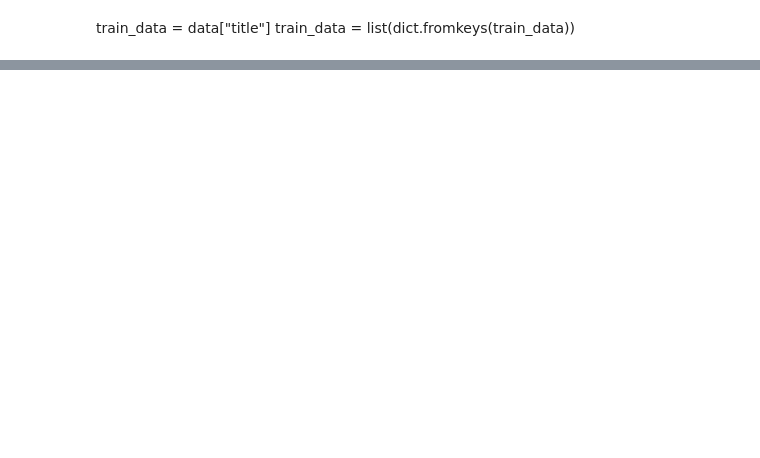
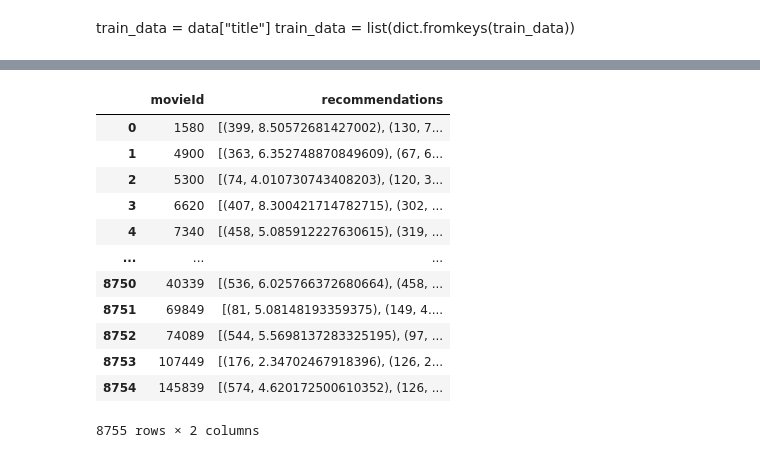
Before and after one commit to mohammad-khamlan/Movie-Recommendation-System, a Jupyter notebook: Model.ipynb, the cells around one changed output, grey strips where cells are left out. Saved outputs shown, nothing was run; the diff lists cells and outputs as text; code cells hidden in the pictures; blank space fills up the shorter version.

```diff
--- a/Model.ipynb
+++ b/Model.ipynb
@@ -377,0 +387,3 @@ train_data = list(dict.fromkeys(train_data))
+# %%
+df_rating = df.select(df['userId'],df['movieId'],df['rating'])
+df_rating.show()
@@ -377,0 +431,20 @@ train_data = list(dict.fromkeys(train_data))
+# %%
+movie_recs = model.recommendForAllItems(10)
+spark.createDataFrame
+result_recomendation_movie = movie_recs.select("*").toPandas()
+# %%
+result_recomendation_movie
+# %% [output]
+|  | movieId | recommendations |
+| 0 | 1580 | [(399, 8.50572681427002), (130, 7... |
+| 1 | 4900 | [(363, 6.352748870849609), (67, 6... |
+| 2 | 5300 | [(74, 4.010730743408203), (120, 3... |
+| 3 | 6620 | [(407, 8.300421714782715), (302, ... |
+| 4 | 7340 | [(458, 5.085912227630615), (319, ... |
+| ... | ... | ... |
+| 8750 | 40339 | [(536, 6.025766372680664), (458, ... |
+| 8751 | 69849 | [(81, 5.08148193359375), (149, 4.... |
+| 8752 | 74089 | [(544, 5.5698137283325195), (97, ... |
+| 8753 | 107449 | [(176, 2.34702467918396), (126, 2... |
+| 8754 | 145839 | [(574, 4.620172500610352), (126, ... |
+8755 rows × 2 columns
```
Also changed, not shown: parts of 55 cells of this notebook.
